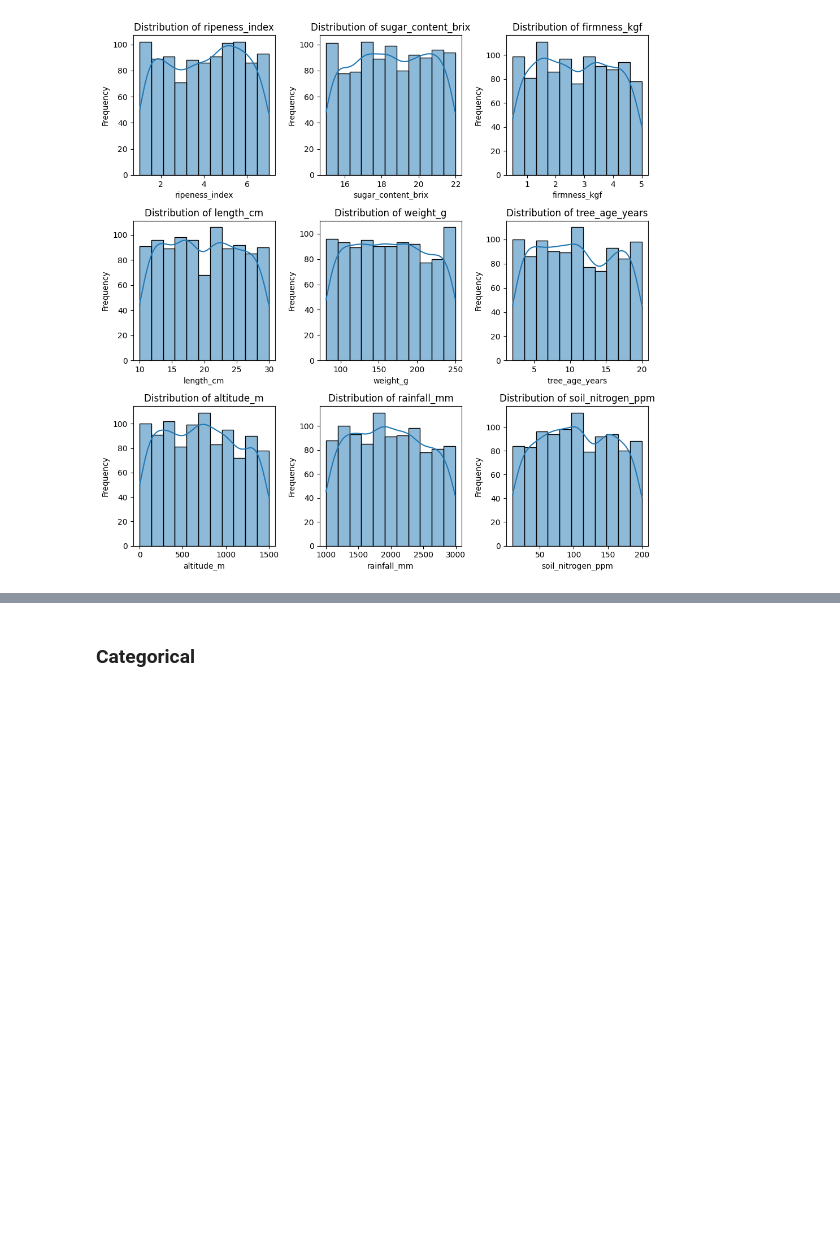
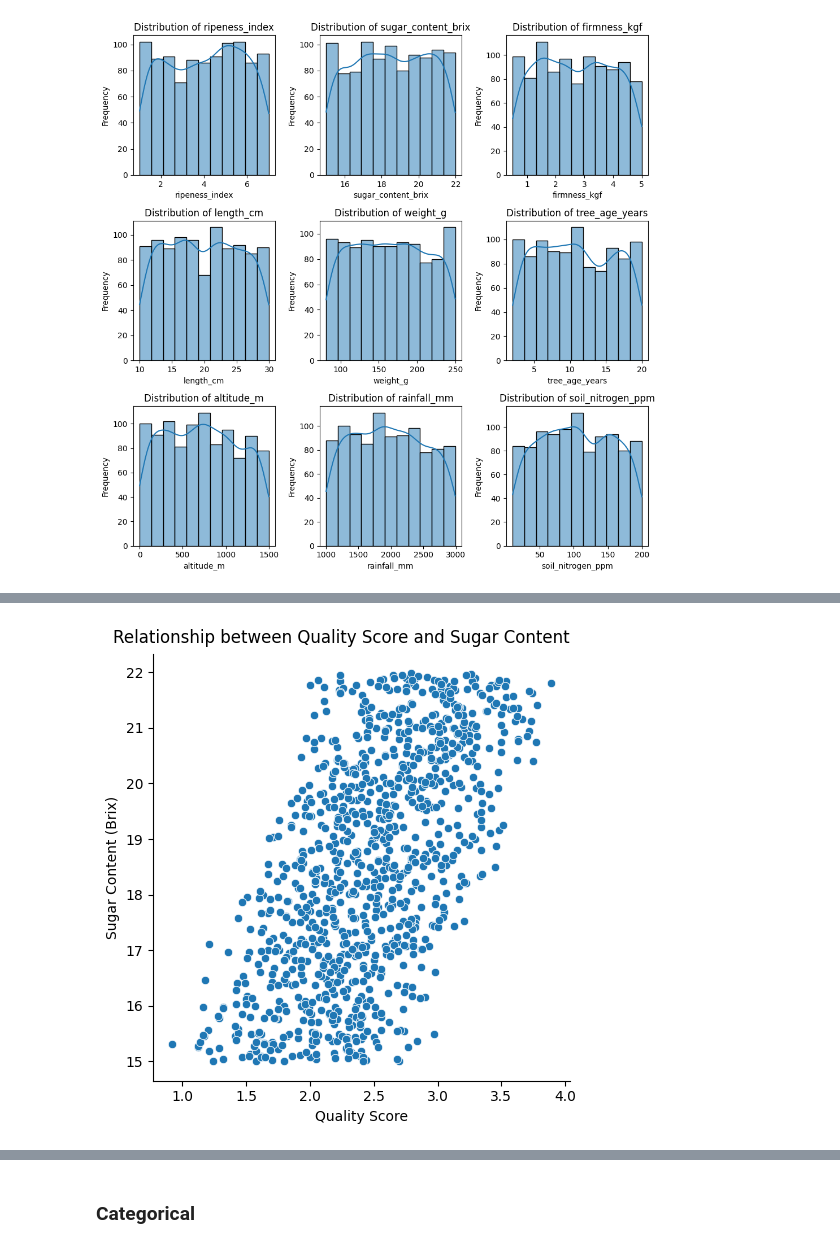
Before and after one commit to Prishab50/DS3021-Final-Project, a Jupyter notebook: bananaproject.ipynb, the cells around one changed output, grey strips where cells are left out. Cells and saved outputs as stored; diff of their text form; code cells hidden in the pictures; blank space fills up the shorter version.

```diff
--- a/bananaproject.ipynb
+++ b/bananaproject.ipynb
@@ -148,0 +168,8 @@ As seen by the dsitrbutions, these numerical variables are already normalized.
+# %%
+sns.relplot(x='quality_score', y='sugar_content_brix', data=df)
+plt.xlabel('Quality Score')
+plt.ylabel('Sugar Content (Brix)')
+plt.suptitle('Relationship between Quality Score and Sugar Content', y=1.02)
+plt.show()
+# %% [output]
+[figure, added]
```
Also changed, not shown: parts of 35 cells of this notebook, 2 other files.
